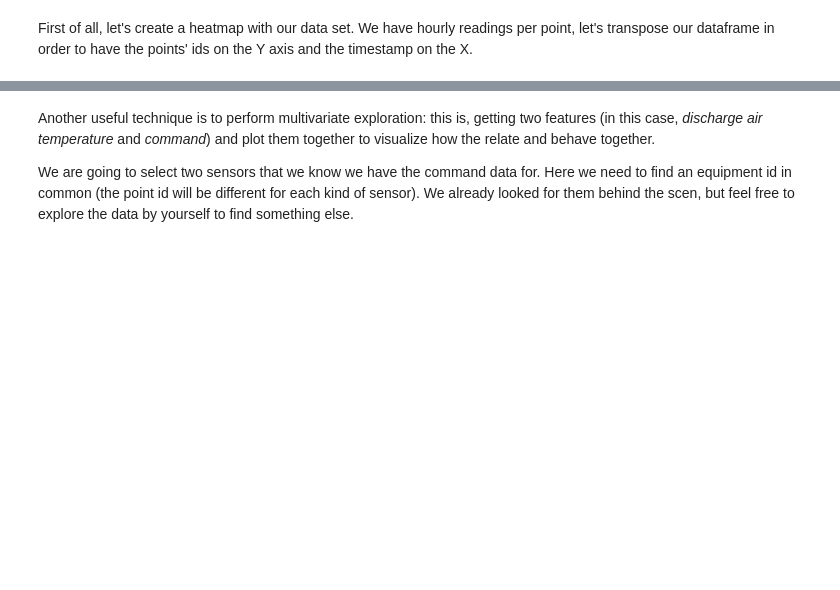
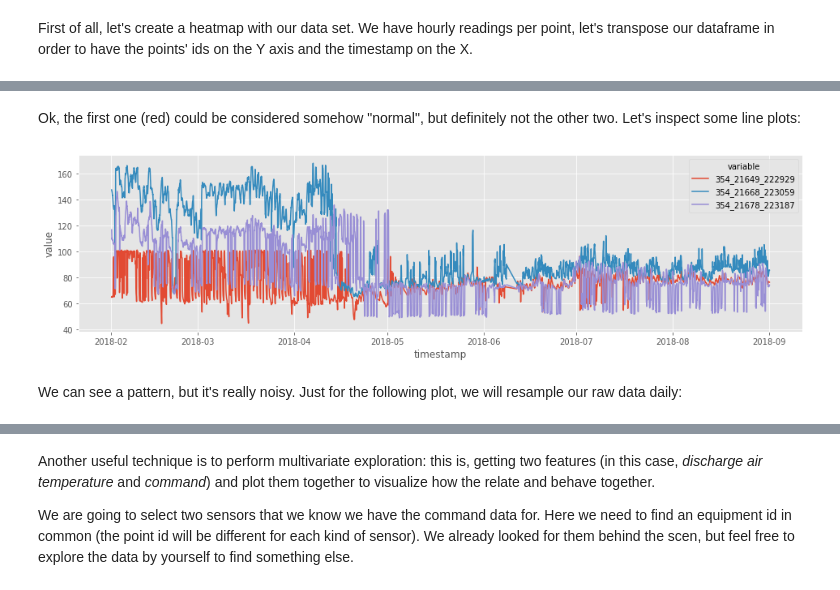
Before and after one commit to PengkunLiu/RTEM_CMU, a Jupyter notebook: RTEM Jupyter Notebook/data_drawing.ipynb, the cells around one changed output, grey strips where cells are left out. Drawn from its saved outputs; the diff is of its cells as text; code cells hidden in the pictures; blank space fills up the shorter version.

```diff
--- a/RTEM Jupyter Notebook/data_drawing.ipynb
+++ b/RTEM Jupyter Notebook/data_drawing.ipynb
@@ -77,0 +135,3 @@ fig1 = sns.heatmap(df_temp.T, cmap="coolwarm")
+# %%
+df1 = sel_points.melt(id_vars=["timestamp"])
+df1
@@ -77,0 +159,9 @@ fig1 = sns.heatmap(df_temp.T, cmap="coolwarm")
+# %% [markdown]
+Ok, the first one (red) could be considered somehow "normal", but definitely not the other two. Let's inspect some line plots:
+# %%
+plt.rcParams["figure.figsize"] = (16,4)
+fig4 = sns.lineplot(data=df1, x="timestamp", y="value", hue="variable")
+# %% [output]
+[figure, added]
+# %% [markdown]
+We can see a pattern, but it's really noisy. Just for the following plot, we will resample our raw data daily:
```
Also changed, not shown: parts of 29 cells of this notebook, 1 other file.
